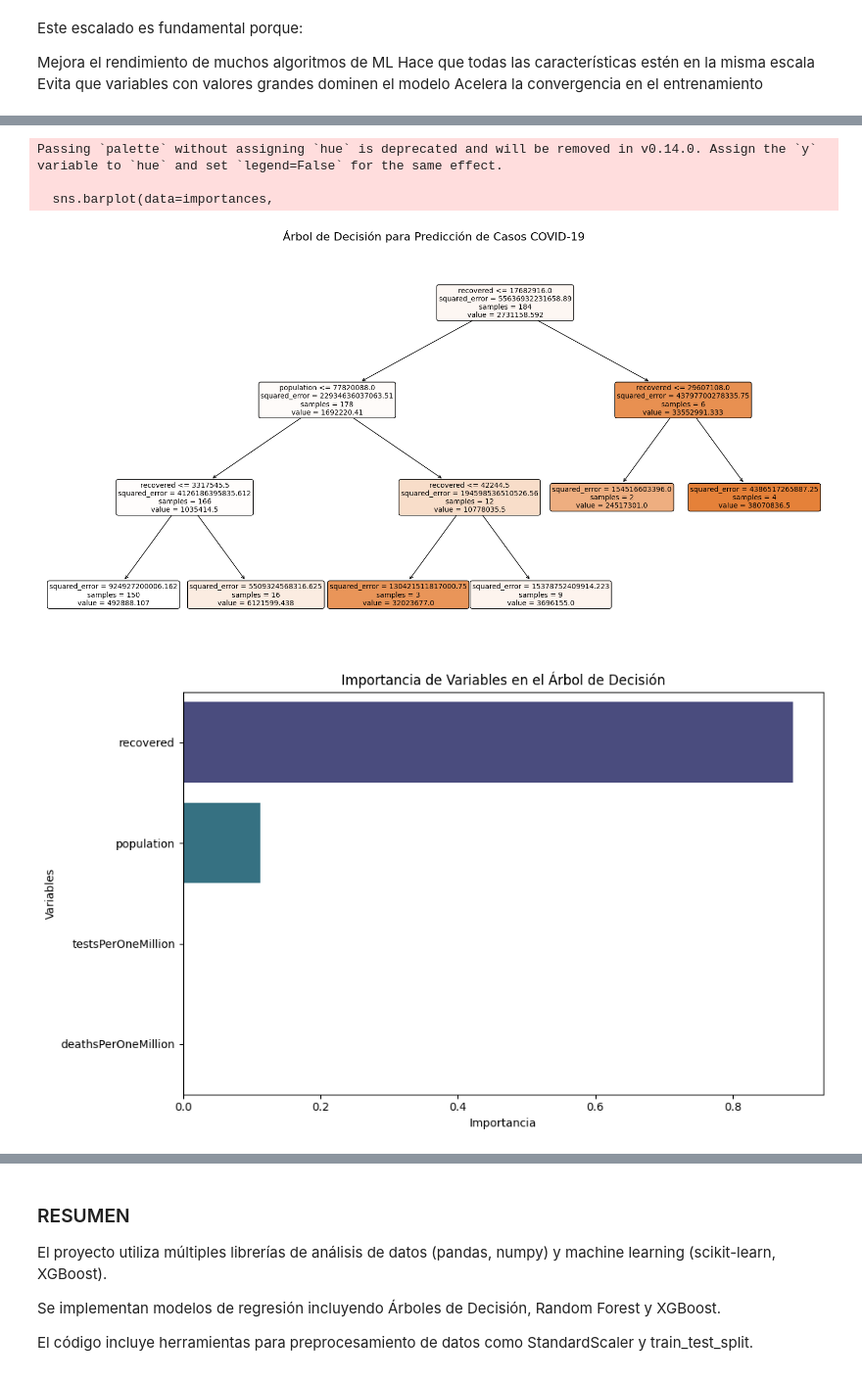
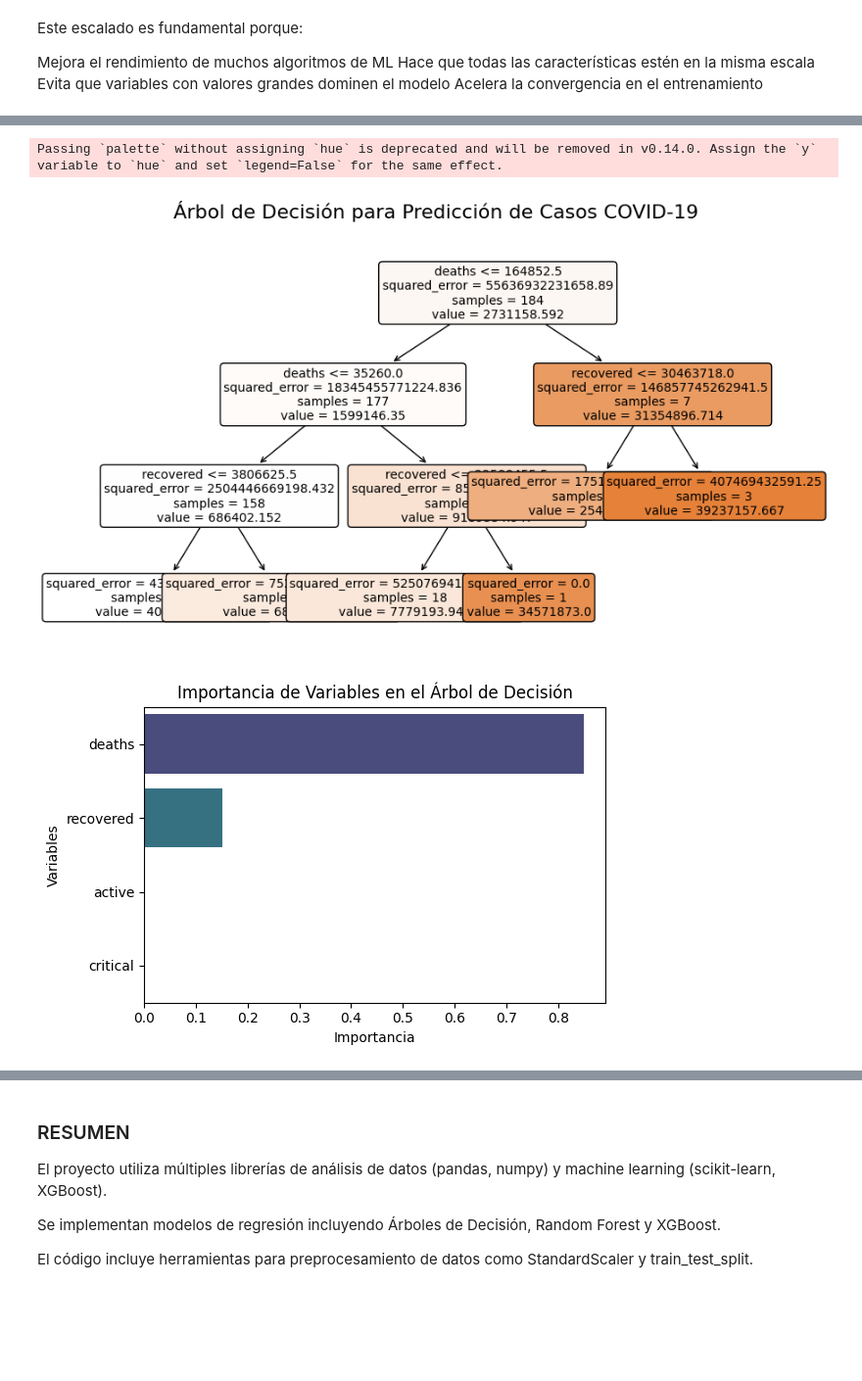
Before and after one commit to claudiosanchezt/Pruebas, a Jupyter notebook: prueba_2_Claudio_Sanchez_Torres_Javier_Astorga.ipynb, the cells around one changed output, grey strips where cells are left out. Shown at 98% size. Saved outputs shown, nothing was run; the diff lists cells and outputs as text; code cells hidden in the pictures; blank space fills up the shorter version.

```diff
--- a/prueba_2_Claudio_Sanchez_Torres_Javier_Astorga.ipynb
+++ b/prueba_2_Claudio_Sanchez_Torres_Javier_Astorga.ipynb
@@ -141,6 +145,6 @@ df = df.drop_duplicates()
 - Eliminación de duplicados
 # %%
 # Crear nuevas características
-df['tasa_mortalidad'] = (df['deaths'] / df['cases']) * 100
-df['tasa_recuperacion'] = (df['recovered'] / df['cases']) * 100
-df['tasa_positividad'] = (df['cases'] / df['tests']) * 100
+df['la_tasa_mortalidad'] = (df['deaths'] / df['cases']) * 100
+df['la_tasa_recuperacion'] = (df['recovered'] / df['cases']) * 100
+df['la_tasa_positividad'] = (df['cases'] / df['tests']) * 100
@@ -422,7 +650,7 @@ Este enfoque proporciona una evaluación robusta y completa del rendimiento de c
 # %%
 # Preparación del modelo
 # Definimos las características y variable objetivo
-X = df[['population', 'testsPerOneMillion', 'deathsPerOneMillion', 'recovered']]
+X = df[['recovered', 'active', 'critical', 'deaths']]
 y = df['cases']
 
 # Dividimos los datos
@@ -437,41 +665,39 @@ tree_model = DecisionTreeRegressor(
 tree_model.fit(X_train, y_train)
 
 # 2. Visualización del árbol
-plt.figure(figsize=(20,10))
+plt.figure(figsize=(10,6))
 feature_names = X.columns.tolist()
 
 # Visualización del árbol con colores personalizados
 plot_tree(tree_model,
           feature_names=feature_names,
           filled=True,
           rounded=True,
           fontsize=10,
           max_depth=3,
           class_names=['Casos COVID'])
 
 plt.title('Árbol de Decisión para Predicción de Casos COVID-19', fontsize=16, pad=20)
 
 # 3. Visualización de importancia de características
-plt.figure(figsize=(10,6))
+plt.figure(figsize=(6,4))
 importances = pd.DataFrame({
     'features': feature_names,
     'importance': tree_model.feature_importances_
 })
 importances = importances.sort_values('importance', ascending=False)
 
 sns.barplot(data=importances,
             x='importance',
             y='features',
             palette='viridis')
 plt.title('Importancia de Variables en el Árbol de Decisión', fontsize=12)
 plt.xlabel('Importancia')
 plt.ylabel('Variables')
 
 plt.tight_layout()
 plt.show()
 # %% [output]
 Passing `palette` without assigning `hue` is deprecated and will be removed in v0.14.0. Assign the `y` variable to `hue` and set `legend=False` for the same effect.
-
-  sns.barplot(data=importances,
-[figure, old version]
+[figure, new version]
-[figure, old version]
+[figure, new version]
```
Also changed, not shown: parts of 46 cells of this notebook.
